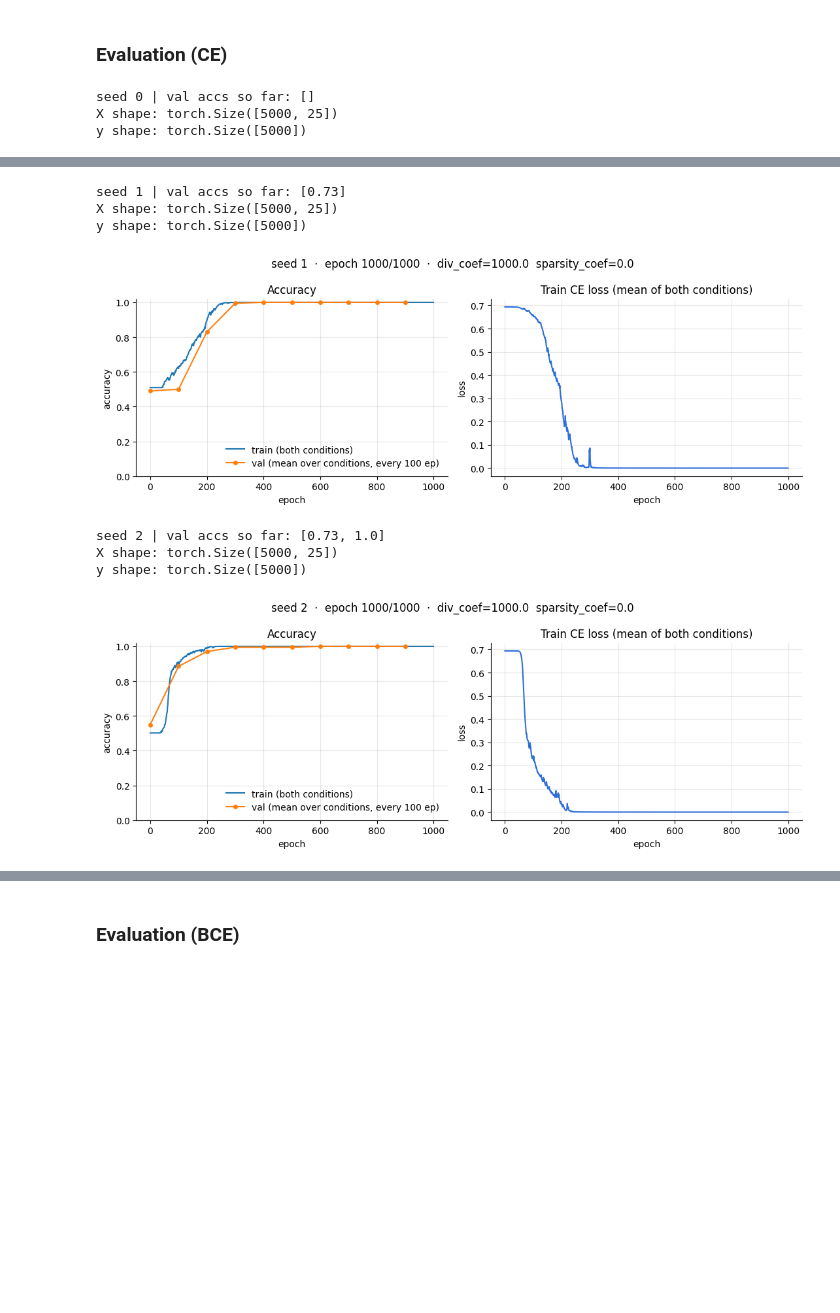
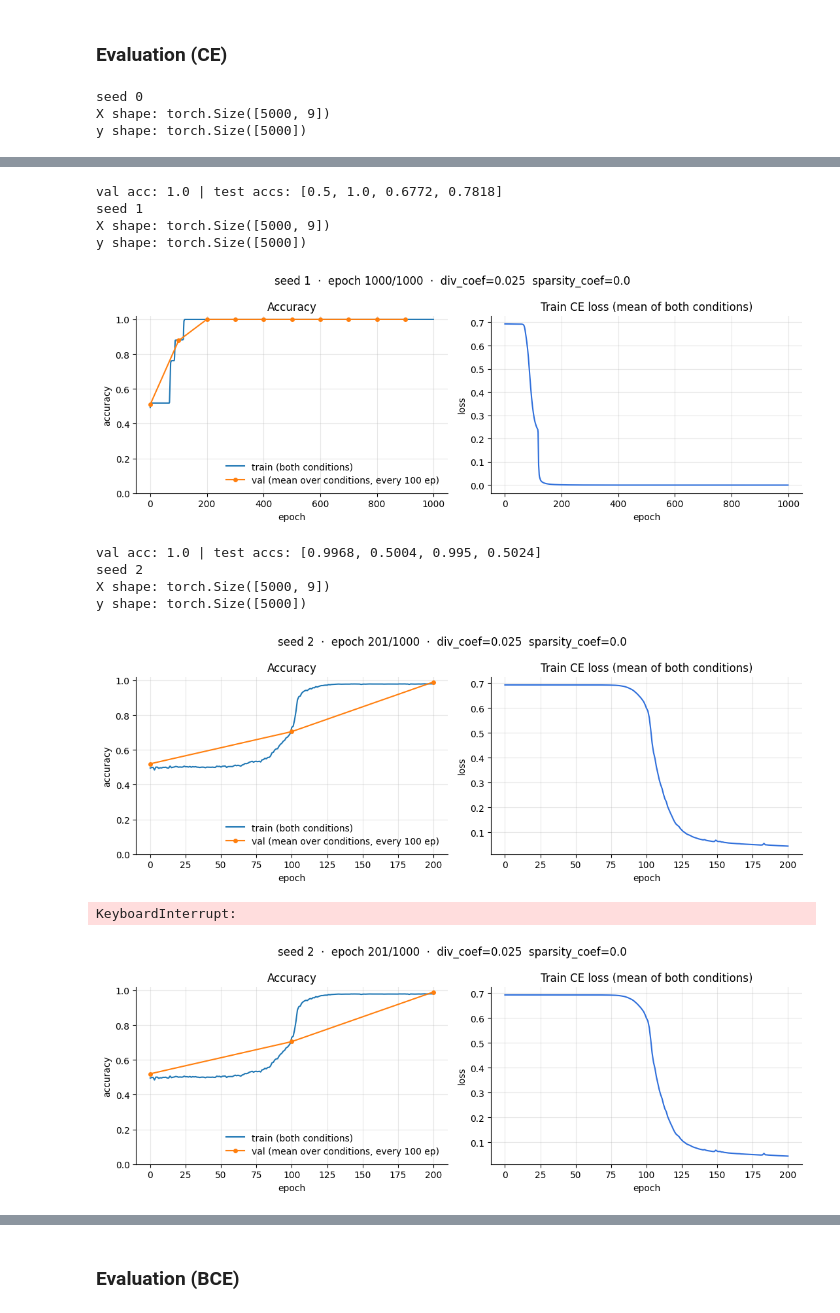
Before and after one commit to aryangarg794/sparse-ood-generalization, a Jupyter notebook: notebooks/basic_multimodality.ipynb, the cells around one changed output, grey strips where cells are left out. Drawn from its saved outputs; the diff is of its cells as text; code cells hidden in the pictures; blank space fills up the shorter version.

```diff
--- a/notebooks/basic_multimodality.ipynb
+++ b/notebooks/basic_multimodality.ipynb
@@ -295,6 +300,8 @@ from torch.utils.data import TensorDataset, DataLoader, random_split
 import matplotlib.pyplot as plt
 from IPython.display import display
 from sparse_generalization.utils.dataloading import get_shapes_datasets
+
+from tqdm.auto import tqdm
 
 class Args:
     batch_size:int = 256
@@ -340,12 +347,9 @@ def train(args, seed=0):
     seed_everything(seed)
     args.num_embeddings = args.width * args.width
 
-    DEVICE = torch.device("cuda" if torch.cuda.is_available() else "cpu")
-
-
     # Load training data and both version of testing data.
     data, val_sets, test_sets, anti_dataset = get_shapes_datasets(
-        5000, '../data/shapes', 5, False
+        5000, '../data/shapes', args.width, False
     )
 
     X = data.x.flatten(start_dim=1)
@@ -415,7 +419,8 @@ def train(args, seed=0):
     handle = None  # one persistent output for this seed's figure, updated in place
 
     # Training
-    for epoch in range(args.epochs):
+    pbar = tqdm(range(args.epochs), desc=f"seed {seed}", leave=True)
+    for epoch in pbar:
         # Linear LR annealing
         # for param_group in optimizer.param_groups:
         #     param_group['lr'] = args.learning_rate * (1-(epoch/args.epochs))
@@ -423,6 +428,7 @@ def train(args, seed=0):
 
         train_loss = 0.0
         acc = 0.0
+        div_running = 0.0
         for X_batch, y_batch in train_loader:
             X_batch = X_batch.to(DEVICE)
             y_batch = y_batch.to(DEVICE)
@@ -441,6 +447,7 @@ def train(args, seed=0):
             acc+=(to_pred(predictions) == y_batch).float().sum().item()
 
             diversity_loss = -torch.abs(w1-w2).sum(dim=-1).mean()
+            # diversity_loss = (w1*w2).sum(dim=-1).mean()
 
             sparse_loss = torch.linalg.vector_norm(w1.sum(dim=-1).squeeze(-1), ord=0.5,dim=-1).mean() + \
                 torch.linalg.vector_norm(w2.sum(dim=-1).squeeze(-1), ord=0.5, dim=-1).mean()
@@ -451,9 +458,12 @@ def train(args, seed=0):
             optimizer.step()
 
             train_loss += 0.5 * (loss1.item() + loss2.item()) * len(X_batch)
+            div_running += diversity_loss.item() * len(X_batch)
 
         acc /= 2*len(train_loader.dataset)
         train_loss /= len(train_loader.dataset)
+        div_running /= len(train_loader.dataset)
+        pbar.set_postfix(loss=f"{train_loss:.4f}", acc=f"{acc:.3f}", div=f"{div_running:.4f}")
         train_acc_history.append(acc)
         train_loss_history.append(train_loss)
 
@@ -544,25 +554,27 @@ import numpy as np
 
 
 args = Args()
-args.batch_size = 512
+args.batch_size = 128
 args.epochs = 1000
-args.learning_rate = 5e-5
-args.max_grad_norm = 100.0
-args.num_train = 3000
+args.learning_rate = 1e-5
+args.max_grad_norm = 10000.0
+args.num_val = 200
 
-args.diversity_coef = 1000.0
+args.diversity_coef = 0.025
 args.sparsity_coef = 0.0
+args.rep_coef = 0.0
 args.loss = 'ce'
-args.width = 5
+args.width = 3
 args.num_layers = 3
 
 val_acc, test_accs = [],[]
 for seed in args.seeds:
-    print(f"seed {seed} | val accs so far: {val_acc}")
-    a,b,_=train(args, seed=seed)
+    print(f"seed {seed}")
+    a,b,_= train(args, seed=seed)
+    print(f"val acc: {a} | test accs: {b}")
     val_acc.append(a)
     test_accs.append(b)
 # %% [output]
-seed 0 | val accs so far: []
-X shape: torch.Size([5000, 25])
+seed 0
+X shape: torch.Size([5000, 9])
 y shape: torch.Size([5000])
@@ -570,11 +582,15 @@ y shape: torch.Size([5000])
-seed 1 | val accs so far: [0.73]
-X shape: torch.Size([5000, 25])
+val acc: 1.0 | test accs: [0.5, 1.0, 0.6772, 0.7818]
+seed 1
+X shape: torch.Size([5000, 9])
 y shape: torch.Size([5000])
-[figure, old version]
+[figure, new version]
-seed 2 | val accs so far: [0.73, 1.0]
-X shape: torch.Size([5000, 25])
+val acc: 1.0 | test accs: [0.9968, 0.5004, 0.995, 0.5024]
+seed 2
+X shape: torch.Size([5000, 9])
 y shape: torch.Size([5000])
-[figure, old version]
+[figure, new version]
+KeyboardInterrupt:
+[figure, added]
 # %%
 val = np.array(val_acc)
 test = np.array(test_accs).reshape(len(test_accs), 2, 2)
```
Also changed, not shown: parts of 10 cells of this notebook, 25 other files.
